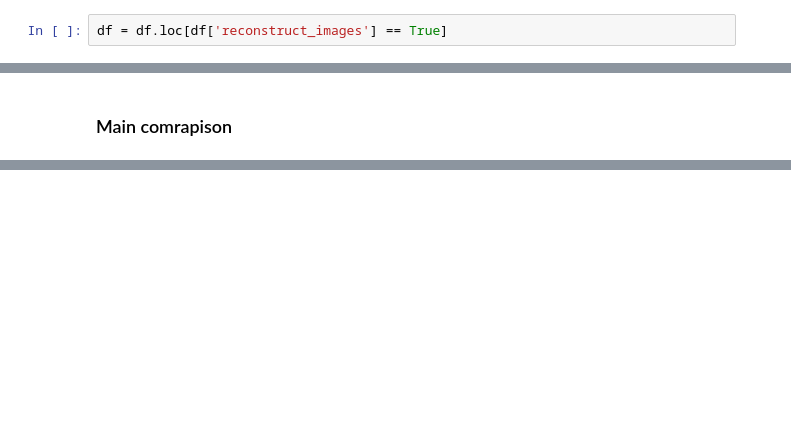
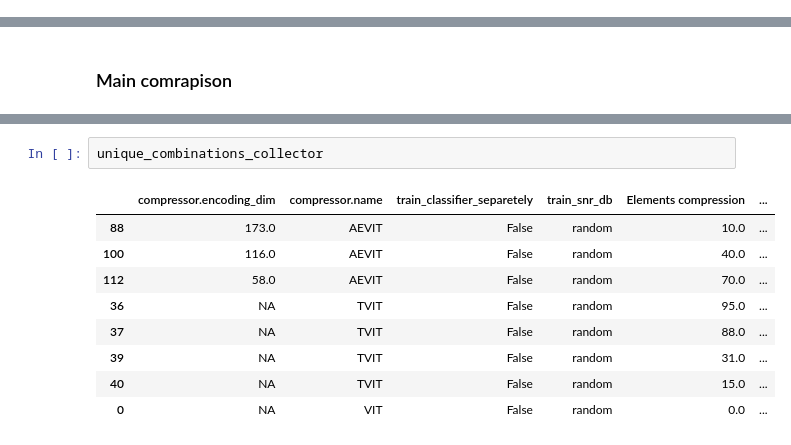
Before and after one commit to alessiodevoto/peekvit, a Jupyter notebook: result_processing_august.ipynb, the cells around one changed output, grey strips where cells are left out. Drawn from its saved outputs; the diff is of its cells as text; blank space fills up the shorter version.

```diff
--- a/result_processing_august.ipynb
+++ b/result_processing_august.ipynb
@@ -106,8 +106,6 @@ results = defaultdict(dict)
 df['model_type'].dropna(inplace=True)
 #df[['model_type',  'decoder.use_trace_loss', 'Token compression', 'val/best_accuracy', 'validate_snr_db']]
 df['model_type'] = df['model_type'].apply(lambda x: ' '.join(x.split('_')[-2:]))
-# %%
-df = df.loc[df['reconstruct_images'] == True]
 # %%
 df.shape
 # %% [output]
@@ -357,0 +445,12 @@ plt.show()
+# %%
+unique_combinations_collector
+# %% [output]
+|  | compressor.encoding_dim | compressor.name | train_classifier_separetely | train_snr_db | Elements compression | ... |
+| 88 | 173.0 | AEVIT | False | random | 10.0 | ... |
+| 100 | 116.0 | AEVIT | False | random | 40.0 | ... |
+| 112 | 58.0 | AEVIT | False | random | 70.0 | ... |
+| 36 | NA | TVIT | False | random | 95.0 | ... |
+| 37 | NA | TVIT | False | random | 88.0 | ... |
+| 39 | NA | TVIT | False | random | 31.0 | ... |
+| 40 | NA | TVIT | False | random | 15.0 | ... |
+| 0 | NA | VIT | False | random | 0.0 | ... |
```
Also changed, not shown: parts of 7 cells of this notebook, 10 other files.
